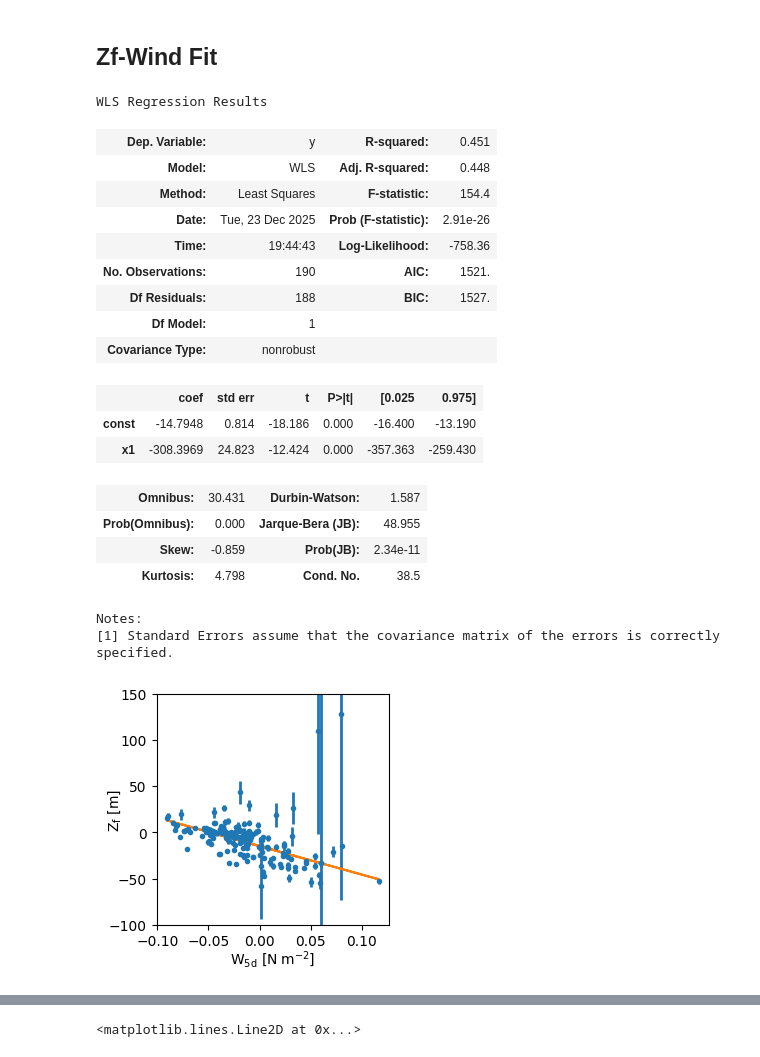
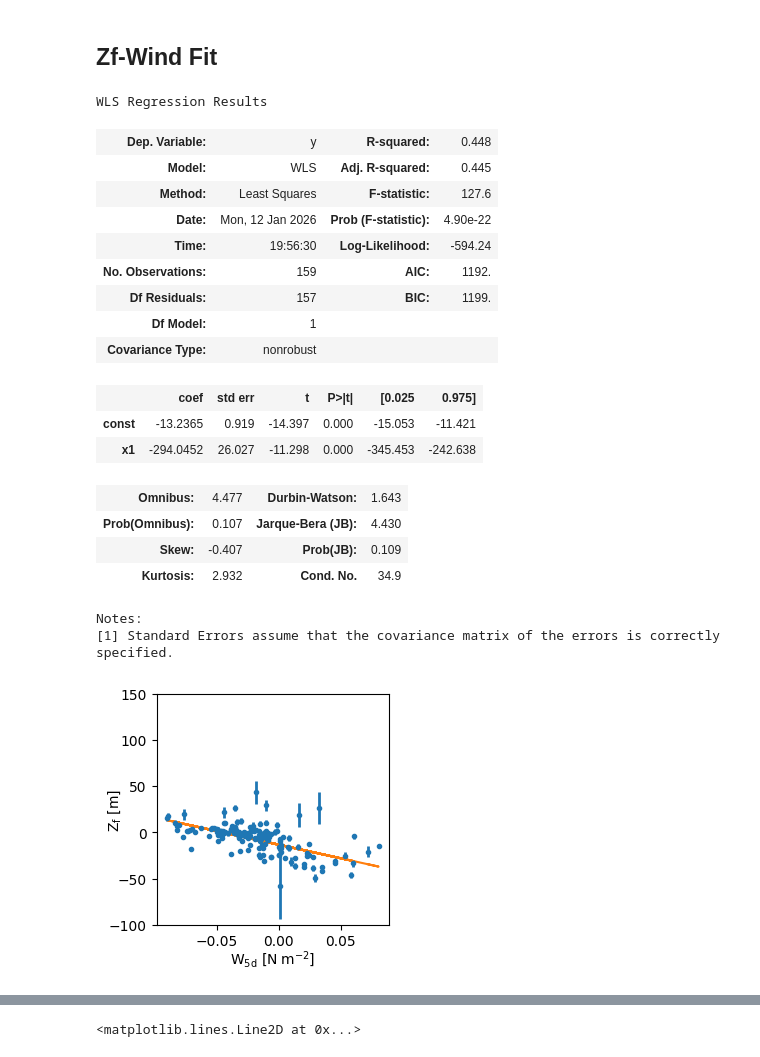
Before and after one commit to andrew-s28/shelf-nitrate-response-to-upwelling, a Jupyter notebook: notebooks/empirical_nitrate_model.ipynb, the cells around one changed output, grey strips where cells are left out. Cells and saved outputs as stored; diff of their text form; code cells hidden in the pictures.

```diff
--- a/notebooks/empirical_nitrate_model.ipynb
+++ b/notebooks/empirical_nitrate_model.ipynb
@@ -133,13 +152,14 @@ def ws_integrand(tp, t, tau, k, rho=1000):
 # %% [markdown]
 Computes the simple model for nearshore nitrate based on a piecewise function utilizing the Sympy library and then integrates over the depth to get a mean depth averaged nitrate predicted by the model.
 # %%
-bathymetry = bathymetry.isel(dict(lat=find_nearest(bathymetry["lat"].values, 44.66)))
-bathymetry = bathymetry.interp(dict(lon=np.linspace(-130, -123, int(1e6))))
+bathymetry = xr.open_mfdataset(GEBCO_PATH)
+bathymetry = bathymetry.isel({"lat": find_nearest(bathymetry["lat"].values, 44.66)})
+bathymetry = bathymetry.interp({"lon": np.linspace(-130, -123, int(1e6))})
 topo = bathymetry["elevation"].squeeze().values
-coast = bathymetry.isel(dict(lon=np.argmin(np.abs(topo))))
+coast = bathymetry.isel({"lon": np.argmin(np.abs(topo))})
 
 
-bathymetry = bathymetry.interp(dict(lon=np.linspace(-130, -123, int(1e4))))
+bathymetry = bathymetry.interp({"lon": np.linspace(-130, -123, int(1e4))})
 topo = bathymetry["elevation"].squeeze().values
 long = bathymetry.lon.values
 lat = bathymetry.lat.values
@@ -157,13 +177,13 @@ long = long[meters > -100]
 topo = topo[meters > -100]
 meters = meters[meters > -100]
 
-delta = 0.01  # nitracline width in meters
+delta = 0.1  # nitracline width in meters
 step = 0.1
 r = 43
 h = 125
 Nm = 35
 zf = np.arange(-100, 100, 0.5)
-x0 = 3  # meters[np.argmin(np.abs(long + 124.095))]
+x0 = meters[np.argmin(np.abs(long + 124.095))]
 bot_depth = topo[np.argmin(np.abs(long + 124.095))]
 
 mod_nit = np.nan * np.zeros((len(inner_nitrate.depth.values), len(zf)))
@@ -469,62 +515,54 @@ Text(0.07, 0.63, '25.8 $\\sigma_{\\theta}$ Gridded\nTransect Data')
 wind_use = "w5d"
 wind_al_nhl, nhl_al_wind = xr.align(wind, nhl_grid)
 m = dt2cal(nhl_al_wind["time"].values).T[1]
-mask = (~np.isnan(nhl_al_wind.Zf)) & (~np.isnan(wind_al_nhl[wind_use]))
+mask = ((m >= 4) & (m <= 9)) & (fit_rmse < 10)
+
 wls_fit = sm.WLS(
     nhl_al_wind["Zf"][mask].values,
     sm.add_constant(wind_al_nhl[wind_use][mask].values),
-    1 / (nhl_al_wind["Zf_err"][mask].values ** 2),
+    weights=1 / nhl_al_wind["Zf_err"][mask].values,
     missing="drop",
 ).fit()
 fit = wls_fit.params[::-1]
 r_squared = wls_fit.rsquared
 
 fig, ax = plt.subplots(figsize=(3, 3))
 ax.errorbar(
     wind_al_nhl[wind_use][mask],
     nhl_al_wind["Zf"][mask],
     nhl_al_wind["Zf_err"][mask],
     linestyle="",
     marker=".",
     elinewidth=2,
 )
 ax.plot(
     wind_al_nhl[wind_use][mask],
     wind_al_nhl[wind_use][mask] * fit[0] + fit[1],
     label=f"$\\beta_0$={fit[1]:.2f}\n$\\beta_1$={fit[0]:.2f}",
 )
 ax.set_ylim(-100, 150)
 ax.set_xlabel("$\\mathsf{W_{5d}}$ [$\\mathsf{N \\; m^{-2}}$]", labelpad=0)
 ax.set_ylabel("$\\mathsf{Z_f}$ [$\\mathsf{m}$]", labelpad=-10)
-bbox = dict(boxstyle="round", fc="w")
-# ax.annotate(
-#     f'$\\beta_0={fit[1]:.2f}$ $\\mathsf{{m}}$\n$\\beta_1={fit[0]:.2f}$ $\\mathsf{{s/m}}$\n${{R^2={r_squared:.2f}}}$',
-#     xy=(0.95, 0.95),
-#     xycoords='axes fraction',
-#     bbox=bbox,
-#     fontsize=10,
-#     ha='right',
-#     va='top'
-# )
+bbox = {"boxstyle": "round", "fc": "w"}
 wls_fit.summary()
 # %% [output]
 WLS Regression Results
-| Dep. Variable: | y | R-squared: | 0.451 |
-| Model: | WLS | Adj. R-squared: | 0.448 |
-| Method: | Least Squares | F-statistic: | 154.4 |
-| Date: | Tue, 23 Dec 2025 | Prob (F-statistic): | 2.91e-26 |
-| Time: | 19:44:43 | Log-Likelihood: | -758.36 |
-| No. Observations: | 190 | AIC: | 1521. |
-| Df Residuals: | 188 | BIC: | 1527. |
+| Dep. Variable: | y | R-squared: | 0.448 |
+| Model: | WLS | Adj. R-squared: | 0.445 |
+| Method: | Least Squares | F-statistic: | 127.6 |
+| Date: | Mon, 12 Jan 2026 | Prob (F-statistic): | 4.90e-22 |
+| Time: | 19:56:30 | Log-Likelihood: | -594.24 |
+| No. Observations: | 159 | AIC: | 1192. |
+| Df Residuals: | 157 | BIC: | 1199. |
 | Df Model: | 1 |  |  |
 | Covariance Type: | nonrobust |  |  |
 |  | coef | std err | t | P>|t| | [0.025 | 0.975] |
-| const | -14.7948 | 0.814 | -18.186 | 0.000 | -16.400 | -13.190 |
-| x1 | -308.3969 | 24.823 | -12.424 | 0.000 | -357.363 | -259.430 |
+| const | -13.2365 | 0.919 | -14.397 | 0.000 | -15.053 | -11.421 |
+| x1 | -294.0452 | 26.027 | -11.298 | 0.000 | -345.453 | -242.638 |
-| Omnibus: | 30.431 | Durbin-Watson: | 1.587 |
-| Prob(Omnibus): | 0.000 | Jarque-Bera (JB): | 48.955 |
-| Skew: | -0.859 | Prob(JB): | 2.34e-11 |
-| Kurtosis: | 4.798 | Cond. No. | 38.5 |
+| Omnibus: | 4.477 | Durbin-Watson: | 1.643 |
+| Prob(Omnibus): | 0.107 | Jarque-Bera (JB): | 4.430 |
+| Skew: | -0.407 | Prob(JB): | 0.109 |
+| Kurtosis: | 2.932 | Cond. No. | 34.9 |
 Notes:
 [1] Standard Errors assume that the covariance matrix of the errors is correctly specified.
-[figure, old version]
+[figure, new version]
```
Also changed, not shown: parts of 16 cells of this notebook, 1 other file.
